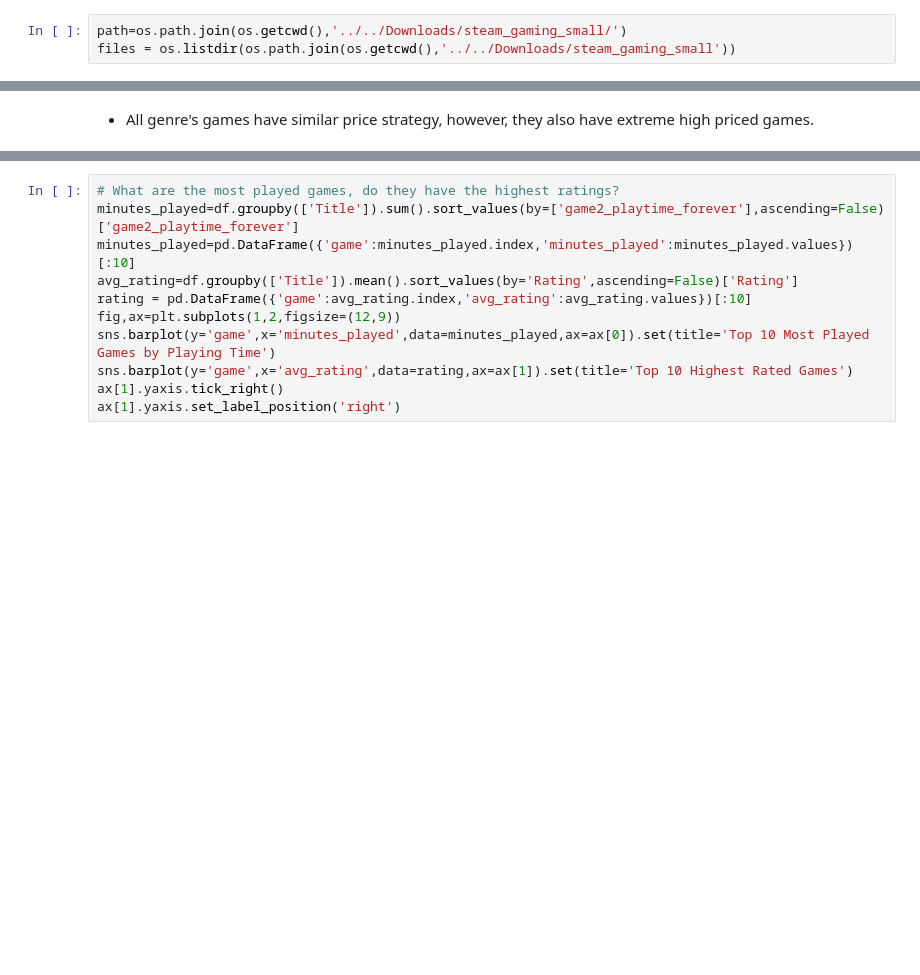
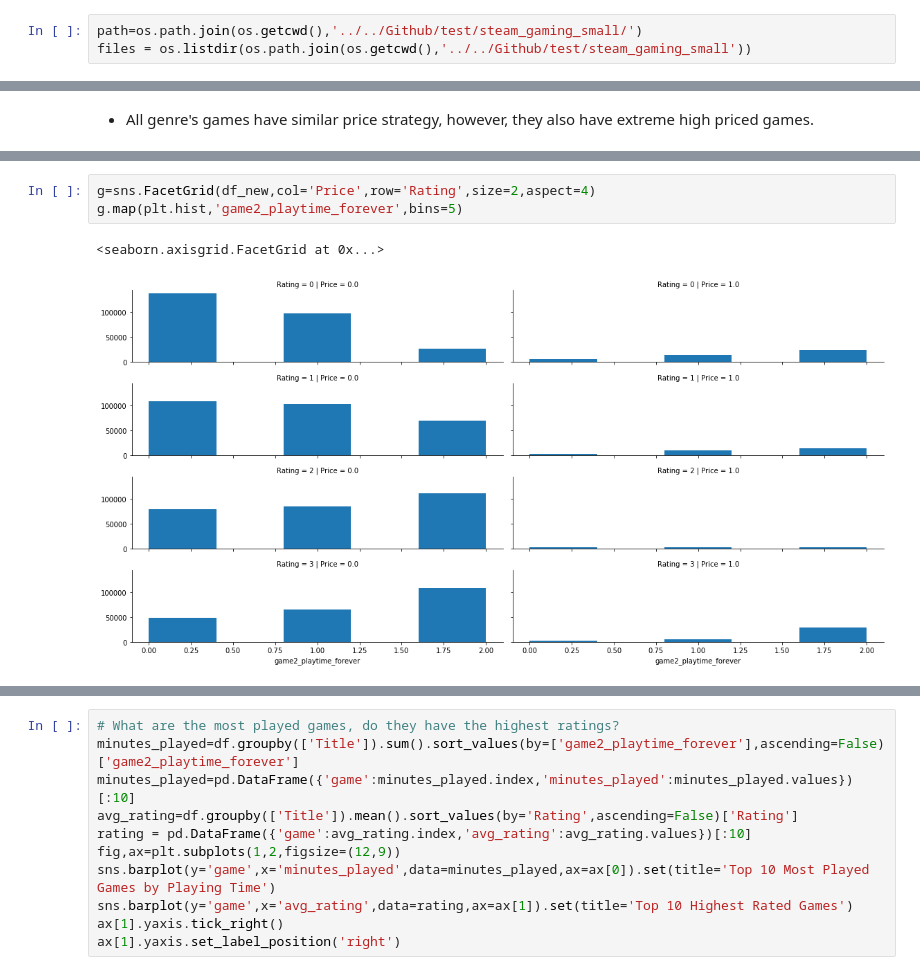
Before and after one commit to Teake1404/Shuqing-Ke-s-Python-Code-Projects, a Jupyter notebook: Steam_Game_Source_Code.ipynb, the cells around one changed output, grey strips where cells are left out. Saved outputs shown, nothing was run; the diff lists cells and outputs as text; blank space fills up the shorter version.

```diff
--- a/Steam_Game_Source_Code.ipynb
+++ b/Steam_Game_Source_Code.ipynb
@@ -28,6 +31,6 @@ from sklearn.model_selection import GridSearchCV
 # %%
-path=os.path.join(os.getcwd(),'../../Downloads/steam_gaming_small/')
-files = os.listdir(os.path.join(os.getcwd(),'../../Downloads/steam_gaming_small'))
+path=os.path.join(os.getcwd(),'../../Github/test/steam_gaming_small/')
+files = os.listdir(os.path.join(os.getcwd(),'../../Github/test/steam_gaming_small'))
 # %%
 
 ### Load all the files
@@ -222,0 +290,6 @@ sns.boxplot(x='Genre',y='Price',data=price)
+# %%
+g=sns.FacetGrid(df_new,col='Price',row='Rating',size=2,aspect=4)
+g.map(plt.hist,'game2_playtime_forever',bins=5)
+# %% [output]
+<seaborn.axisgrid.FacetGrid at 0x...>
+[figure, added]
```
Also changed, not shown: parts of 15 cells of this notebook.
